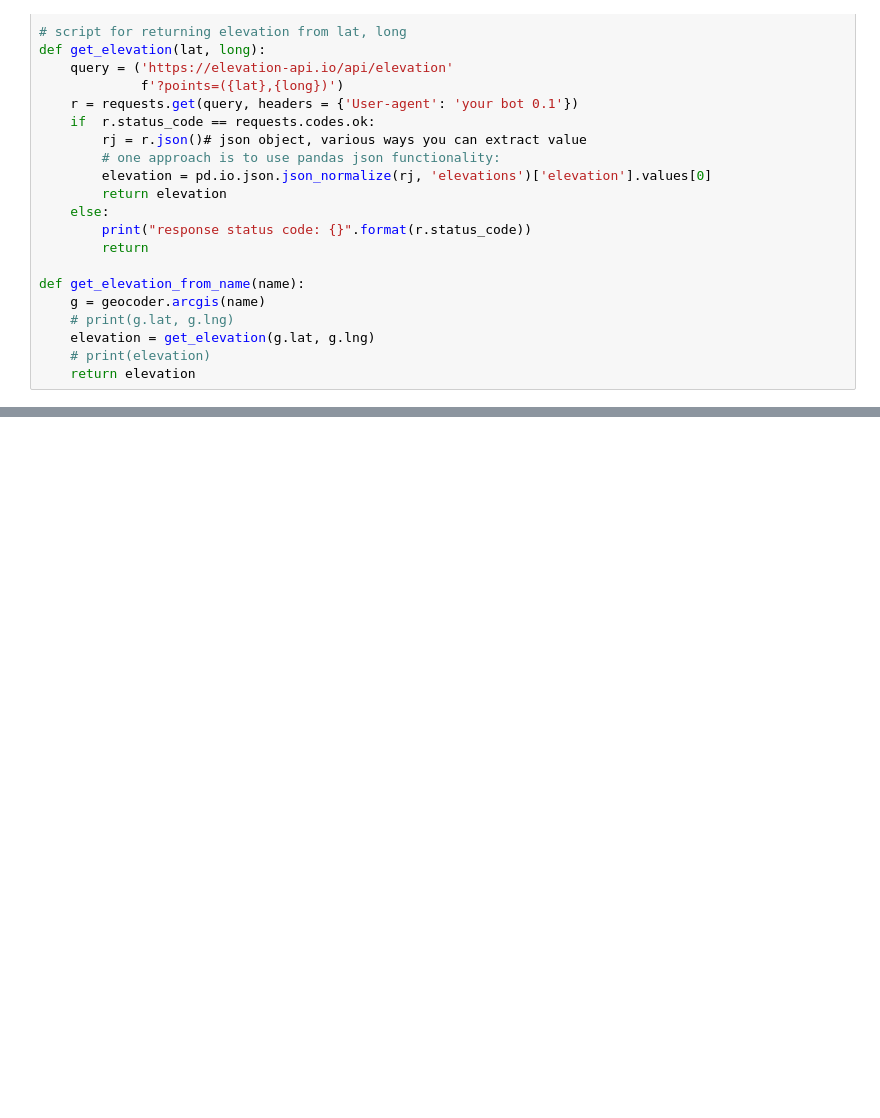
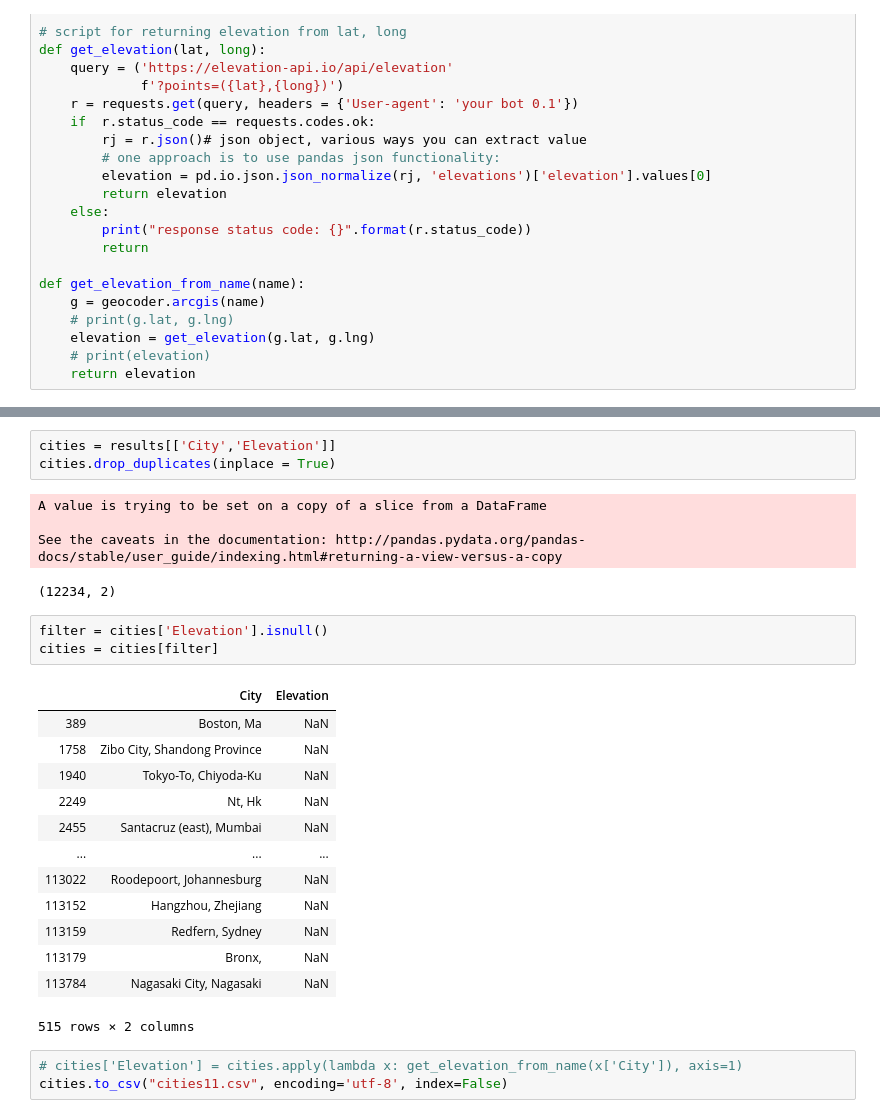
Before and after one commit to mijapa/BostonMarathonAnalisys, a Jupyter notebook: Boston_Elevation_Download.ipynb, the cells around one changed output, grey strips where cells are left out. Drawn from its saved outputs; the diff is of its cells as text; blank space fills up the shorter version.

```diff
--- a/Boston_Elevation_Download.ipynb
+++ b/Boston_Elevation_Download.ipynb
@@ -85,0 +96,28 @@ hello
+# %%
+cities = results[['City','Elevation']]
+cities.drop_duplicates(inplace = True)
+# %% [output]
+A value is trying to be set on a copy of a slice from a DataFrame
+
+See the caveats in the documentation: http://pandas.pydata.org/pandas-docs/stable/user_guide/indexing.html#returning-a-view-versus-a-copy
+(12234, 2)
+# %%
+filter = cities['Elevation'].isnull()
+cities = cities[filter]
+# %% [output]
+|  | City | Elevation |
+| 389 | Boston, Ma | NaN |
+| 1758 | Zibo City, Shandong Province | NaN |
+| 1940 | Tokyo-To, Chiyoda-Ku | NaN |
+| 2249 | Nt, Hk | NaN |
+| 2455 | Santacruz (east), Mumbai | NaN |
+| ... | ... | ... |
+| 113022 | Roodepoort, Johannesburg | NaN |
+| 113152 | Hangzhou, Zhejiang | NaN |
+| 113159 | Redfern, Sydney | NaN |
+| 113179 | Bronx, | NaN |
+| 113784 | Nagasaki City, Nagasaki | NaN |
+515 rows × 2 columns
+# %%
+# cities['Elevation'] = cities.apply(lambda x: get_elevation_from_name(x['City']), axis=1)
+cities.to_csv("cities11.csv", encoding='utf-8', index=False)
```
Also changed, not shown: parts of 7 cells of this notebook, 1 other file.
